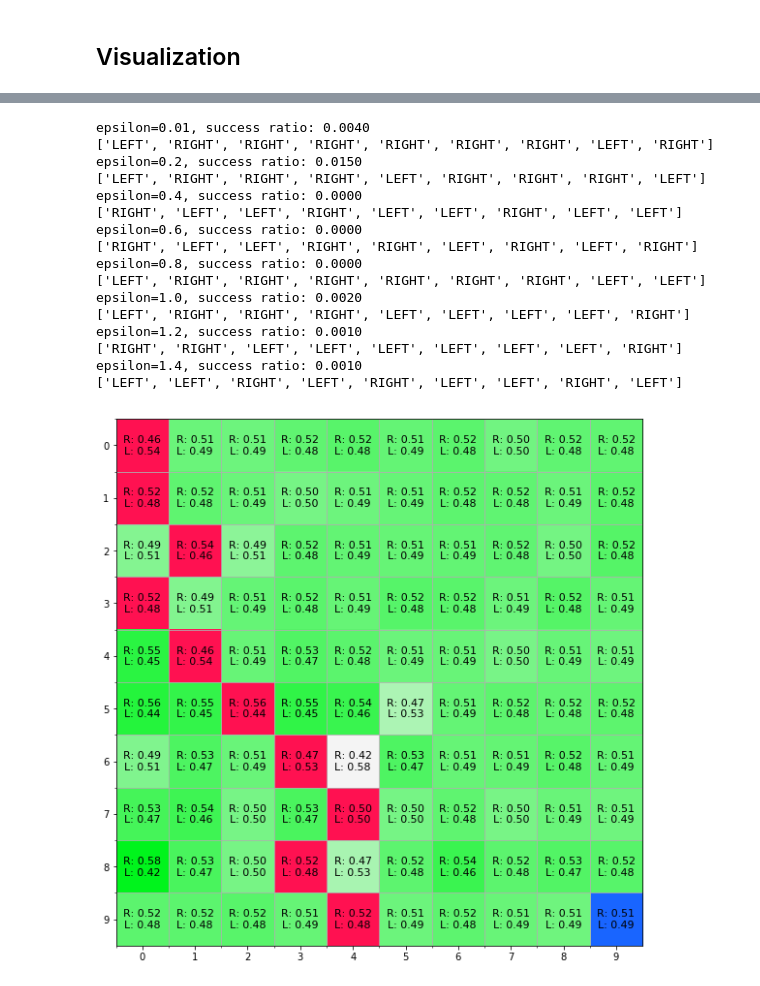
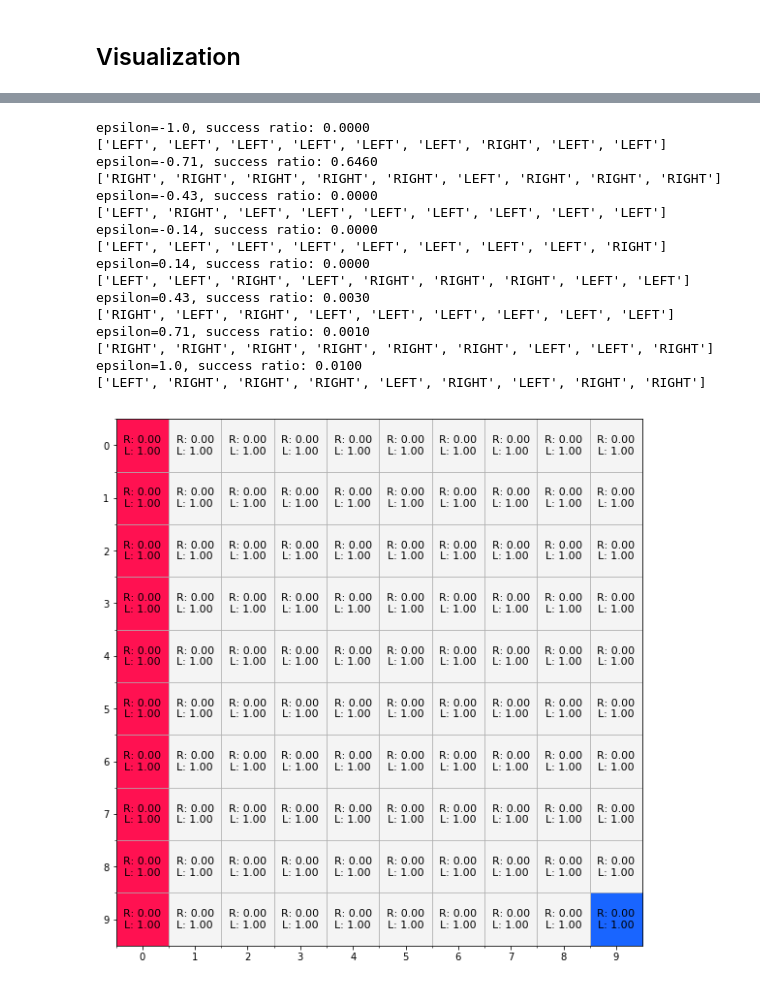
Before and after one commit to GuyLor/Direct-Policy-Gradients, a Jupyter notebook: deep_sea_treasure.ipynb, the cells around one changed output, grey strips where cells are left out. Saved outputs shown, nothing was run; the diff lists cells and outputs as text; code cells hidden in the pictures.

```diff
--- a/deep_sea_treasure.ipynb
+++ b/deep_sea_treasure.ipynb
@@ -531,13 +531,13 @@ def visualize_k_direct_k_star(k_direct_star_list):
     ax.plot(gumbel_star_list,'bo',markersize=2)
     ax.title.set_text('epsilon = '+str(eps) +' \n Gumbel value')
 
-epsilons = np.around(np.linspace(0,1.4,8), decimals=2)
-epsilons[0]=0.01
+epsilons = np.around(np.linspace(-1.0,1.0,8), decimals=2)
+#epsilons[0]=0.01
 #epsilons = [0.05, 0.1,0.2,0.4,0.8,1.6,3.2,6.4]
 
 meta_policies=[]
 seed = 0
-trials=10
+trials=7
 for trial in range(trials):
     policies=[]
     for eps in epsilons:
@@ -569,23 +569,28 @@ def fill_q_values(policy):
         q_values_pg[s] = torch.exp(policy(state)).detach().numpy()
     return q_values_pg
 # %%
-def play(policy,mean_qv=None):
-    t_direct,t_opt,_ = sample_t_opt_and_search_for_t_direct(policy,num_actions,max_steps)
-    actions = t_opt.actions
-    print ([ACTIONS[actions[i]] for i in range(len(actions))])
-    env = DeepSea(L = 10, p=0.05)
+def play(policy=None,mean_qv=None):
+    env = DeepSea(L = 10, p=0.1)
     state = env.reset()
-
     done = False
     history = [state]
-    qv = mean_qv if mean_qv is not None else fill_q_values(policy)
+
+    if policy is not None:
+        t_direct,t_opt,_ = sample_t_opt_and_search_for_t_direct(policy,num_actions,max_steps)
+        actions = t_opt.actions
+        print ([ACTIONS[actions[i]] for i in range(len(actions))])
+    elif mean_qv is not None:
+        history=None
+        env.render(q_values=mean_qv ,history=history, colorize_q=True)
+        return
+    else:
+        print('policy or mean_qv must be not None')
+
     for action in actions:
-
         state, reward, done = env.step(state,action)
+        env.player = env._id_to_position(state)
         history.append(state)
-
-        env.player = env._id_to_position(state)
-        env.render(q_values=qv ,history=history, colorize_q=True)
+        env.render(q_values=fill_q_values(policy) ,history=history, colorize_q=True)
         if done:
             return
 # %%
@@ -610,22 +617,23 @@ epsilon: 1.4, mean success rate: 0.0023,std: 0.0041
 # %%
-for p,mqv in zip(meta_policies[1],means_qv):
+# A realization of one seed game
+for p in meta_policies[0]:
     print ("epsilon={}, success ratio: {:.4f} ".format(p[0],p[1]) )
-    play(p[-1],mqv)
+    play(p[-1])
 # %% [output]
-epsilon=0.01, success ratio: 0.0040
-['LEFT', 'RIGHT', 'RIGHT', 'RIGHT', 'RIGHT', 'RIGHT', 'RIGHT', 'LEFT', 'RIGHT']
-epsilon=0.2, success ratio: 0.0150
-['LEFT', 'RIGHT', 'RIGHT', 'RIGHT', 'LEFT', 'RIGHT', 'RIGHT', 'RIGHT', 'LEFT']
-epsilon=0.4, success ratio: 0.0000
-['RIGHT', 'LEFT', 'LEFT', 'RIGHT', 'LEFT', 'LEFT', 'RIGHT', 'LEFT', 'LEFT']
-epsilon=0.6, success ratio: 0.0000
-['RIGHT', 'LEFT', 'LEFT', 'RIGHT', 'RIGHT', 'LEFT', 'RIGHT', 'LEFT', 'RIGHT']
-epsilon=0.8, success ratio: 0.0000
-['LEFT', 'RIGHT', 'RIGHT', 'RIGHT', 'RIGHT', 'RIGHT', 'RIGHT', 'LEFT', 'LEFT']
-epsilon=1.0, success ratio: 0.0020
-['LEFT', 'RIGHT', 'RIGHT', 'RIGHT', 'LEFT', 'LEFT', 'LEFT', 'LEFT', 'RIGHT']
-epsilon=1.2, success ratio: 0.0010
-['RIGHT', 'RIGHT', 'LEFT', 'LEFT', 'LEFT', 'LEFT', 'LEFT', 'LEFT', 'RIGHT']
-epsilon=1.4, success ratio: 0.0010
-['LEFT', 'LEFT', 'RIGHT', 'LEFT', 'RIGHT', 'LEFT', 'LEFT', 'RIGHT', 'LEFT']
+epsilon=-1.0, success ratio: 0.0000
+['LEFT', 'LEFT', 'LEFT', 'LEFT', 'LEFT', 'LEFT', 'RIGHT', 'LEFT', 'LEFT']
+epsilon=-0.71, success ratio: 0.6460
+['RIGHT', 'RIGHT', 'RIGHT', 'RIGHT', 'RIGHT', 'LEFT', 'RIGHT', 'RIGHT', 'RIGHT']
+epsilon=-0.43, success ratio: 0.0000
+['LEFT', 'RIGHT', 'LEFT', 'LEFT', 'LEFT', 'LEFT', 'LEFT', 'LEFT', 'LEFT']
+epsilon=-0.14, success ratio: 0.0000
+['LEFT', 'LEFT', 'LEFT', 'LEFT', 'LEFT', 'LEFT', 'LEFT', 'LEFT', 'RIGHT']
+epsilon=0.14, success ratio: 0.0000
+['LEFT', 'LEFT', 'RIGHT', 'LEFT', 'RIGHT', 'RIGHT', 'RIGHT', 'LEFT', 'LEFT']
+epsilon=0.43, success ratio: 0.0030
+['RIGHT', 'LEFT', 'RIGHT', 'LEFT', 'LEFT', 'LEFT', 'LEFT', 'LEFT', 'LEFT']
+epsilon=0.71, success ratio: 0.0010
+['RIGHT', 'RIGHT', 'RIGHT', 'RIGHT', 'RIGHT', 'RIGHT', 'LEFT', 'LEFT', 'RIGHT']
+epsilon=1.0, success ratio: 0.0100
+['LEFT', 'RIGHT', 'RIGHT', 'RIGHT', 'LEFT', 'RIGHT', 'LEFT', 'RIGHT', 'RIGHT']
-[figure, old version]
+[figure, new version]
```
Also changed, not shown: parts of 6 cells of this notebook.
